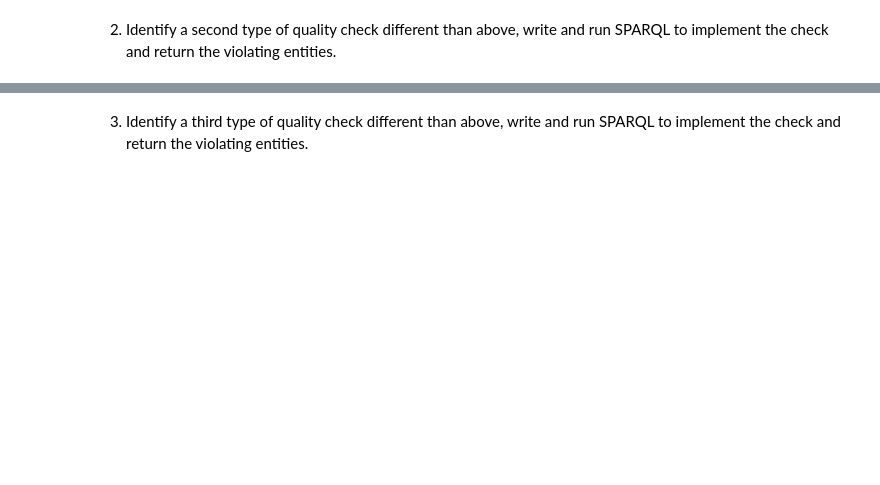
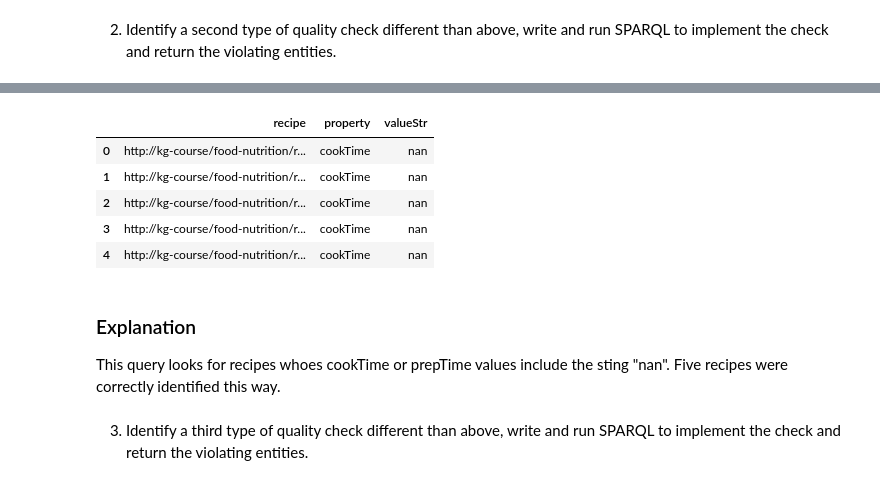
Before and after one commit to DominicVerschoor/Knowledge_Graph_Quality_Assesment, a Jupyter notebook: Assignment2 Template.ipynb, the cells around one changed output, grey strips where cells are left out. Saved outputs shown, nothing was run; the diff lists cells and outputs as text; code cells hidden in the pictures; blank space fills up the shorter version.

```diff
--- a/Assignment2 Template.ipynb
+++ b/Assignment2 Template.ipynb
@@ -50,4 +95,5 @@ run_query(g, 'q1.rq')
 # %% [markdown]
 2. Identify a second type of quality check different than above, write and run SPARQL to implement the check and return the violating entities.
 # %%
-run_query(g, 'q2.rq')
+run_query(g, 'queries/q2.rq')
+# %% [output]
@@ -54,3 +101,12 @@ run_query(g, 'q2.rq')
+|  | recipe | property | valueStr |
+| 0 | http://kg-course/food-nutrition/r... | cookTime | nan |
+| 1 | http://kg-course/food-nutrition/r... | cookTime | nan |
+| 2 | http://kg-course/food-nutrition/r... | cookTime | nan |
+| 3 | http://kg-course/food-nutrition/r... | cookTime | nan |
+| 4 | http://kg-course/food-nutrition/r... | cookTime | nan |
+# %% [markdown]
+### Explanation
+This query looks for recipes whoes cookTime or prepTime values include the sting "nan". Five recipes were correctly identified this way.
 # %% [markdown]
 3. Identify a third type of quality check different than above, write and run SPARQL to implement the check and return the violating entities.
 # %%
```
Also changed, not shown: parts of 11 cells of this notebook, 4 other files.
